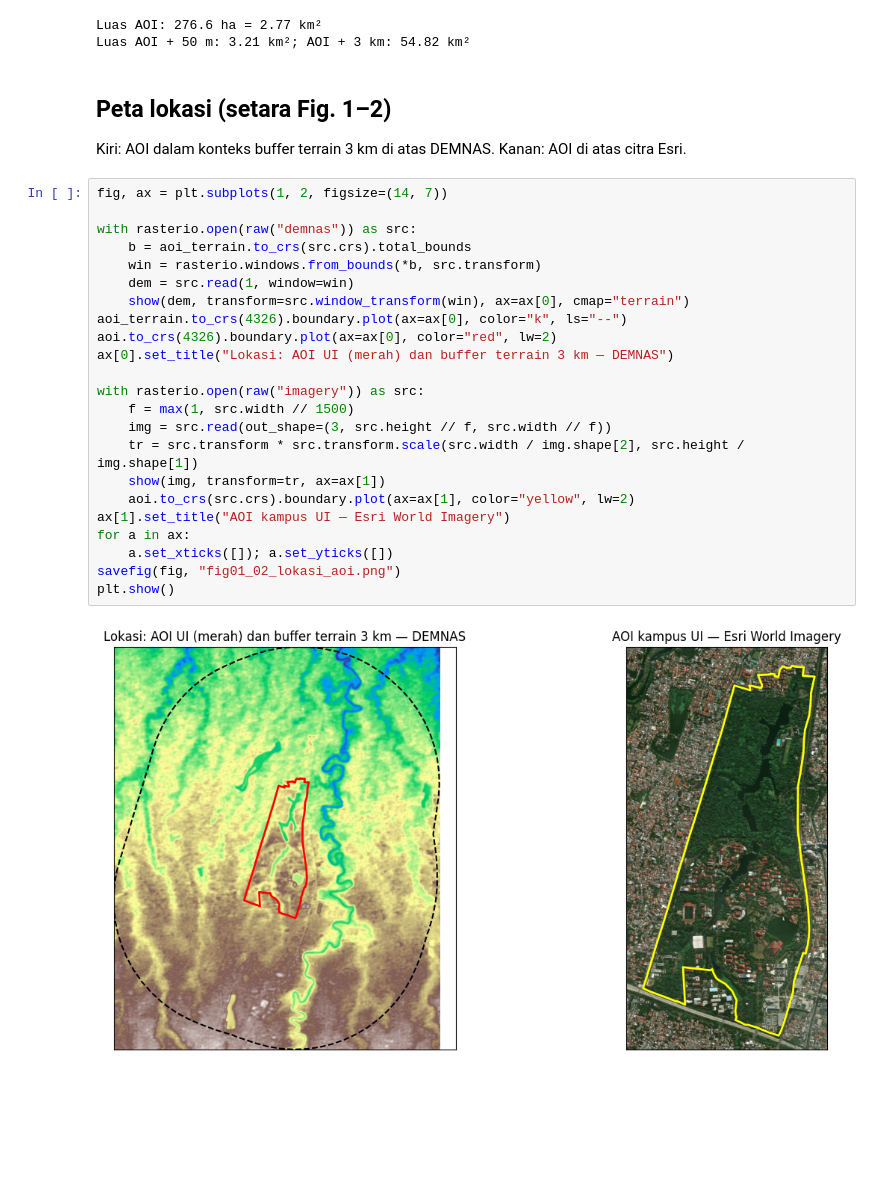
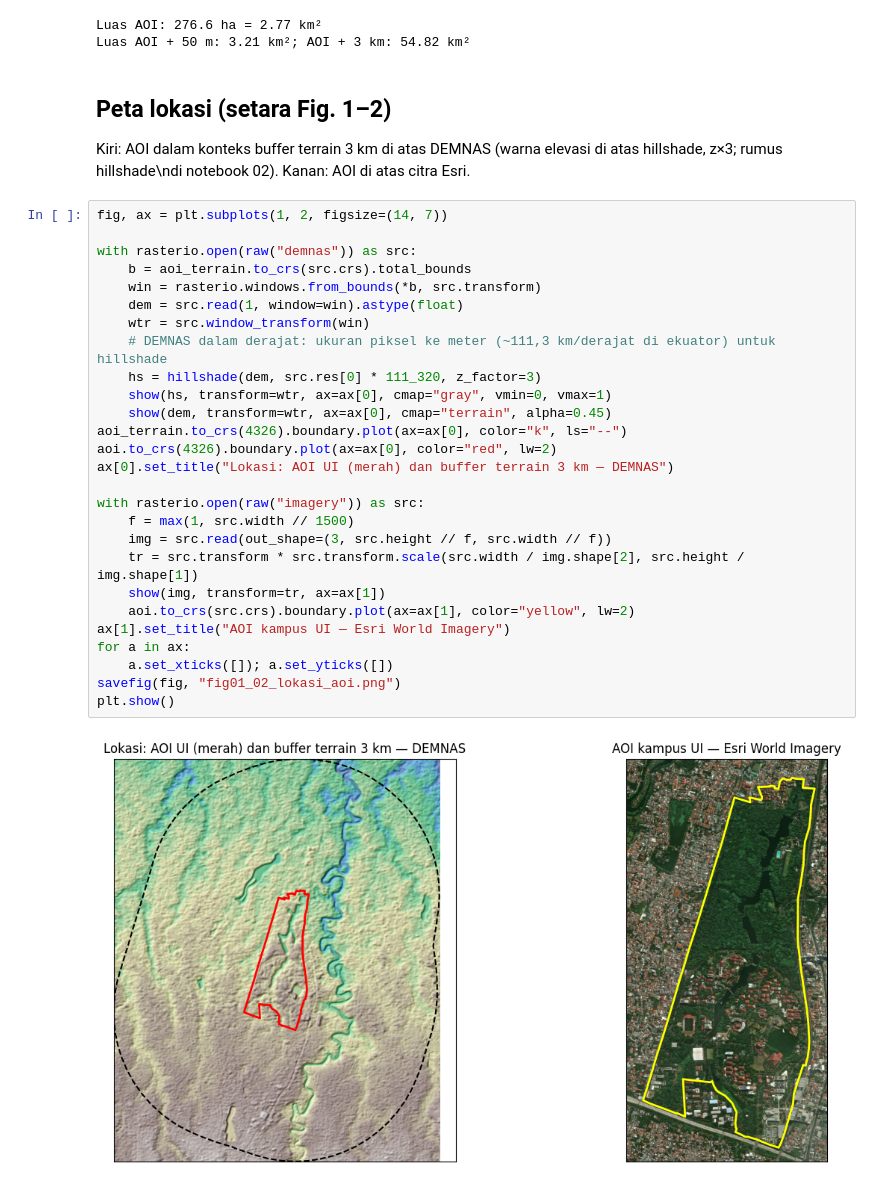
Before and after one commit to Zaki-Fadlan/3d_modeling_GIS_bahan_ajar, a Jupyter notebook: ui3d/notebooks/01_aoi.ipynb, the cells around one changed output. Saved outputs shown, nothing was run; the diff lists cells and outputs as text; blank space fills up the shorter version.

```diff
--- a/ui3d/notebooks/01_aoi.ipynb
+++ b/ui3d/notebooks/01_aoi.ipynb
@@ -43,29 +43,33 @@ Luas AOI + 50 m: 3.21 km²; AOI + 3 km: 54.82 km²
 # %% [markdown]
 ## Peta lokasi (setara Fig. 1–2)
 
-Kiri: AOI dalam konteks buffer terrain 3 km di atas DEMNAS. Kanan: AOI di atas citra Esri.
+Kiri: AOI dalam konteks buffer terrain 3 km di atas DEMNAS (warna elevasi di atas hillshade, z×3; rumus hillshade\ndi notebook 02). Kanan: AOI di atas citra Esri.
 # %%
 fig, ax = plt.subplots(1, 2, figsize=(14, 7))
 
 with rasterio.open(raw("demnas")) as src:
     b = aoi_terrain.to_crs(src.crs).total_bounds
     win = rasterio.windows.from_bounds(*b, src.transform)
-    dem = src.read(1, window=win)
-    show(dem, transform=src.window_transform(win), ax=ax[0], cmap="terrain")
+    dem = src.read(1, window=win).astype(float)
+    wtr = src.window_transform(win)
+    # DEMNAS dalam derajat: ukuran piksel ke meter (~111,3 km/derajat di ekuator) untuk hillshade
+    hs = hillshade(dem, src.res[0] * 111_320, z_factor=3)
+    show(hs, transform=wtr, ax=ax[0], cmap="gray", vmin=0, vmax=1)
+    show(dem, transform=wtr, ax=ax[0], cmap="terrain", alpha=0.45)
 aoi_terrain.to_crs(4326).boundary.plot(ax=ax[0], color="k", ls="--")
 aoi.to_crs(4326).boundary.plot(ax=ax[0], color="red", lw=2)
 ax[0].set_title("Lokasi: AOI UI (merah) dan buffer terrain 3 km — DEMNAS")
 
 with rasterio.open(raw("imagery")) as src:
     f = max(1, src.width // 1500)
     img = src.read(out_shape=(3, src.height // f, src.width // f))
     tr = src.transform * src.transform.scale(src.width / img.shape[2], src.height / img.shape[1])
     show(img, transform=tr, ax=ax[1])
     aoi.to_crs(src.crs).boundary.plot(ax=ax[1], color="yellow", lw=2)
 ax[1].set_title("AOI kampus UI — Esri World Imagery")
 for a in ax:
     a.set_xticks([]); a.set_yticks([])
 savefig(fig, "fig01_02_lokasi_aoi.png")
 plt.show()
 # %% [output]
-[figure, old version]
+[figure, new version]
```
Also changed, not shown: parts of 1 cell of this notebook, 25 other files.
